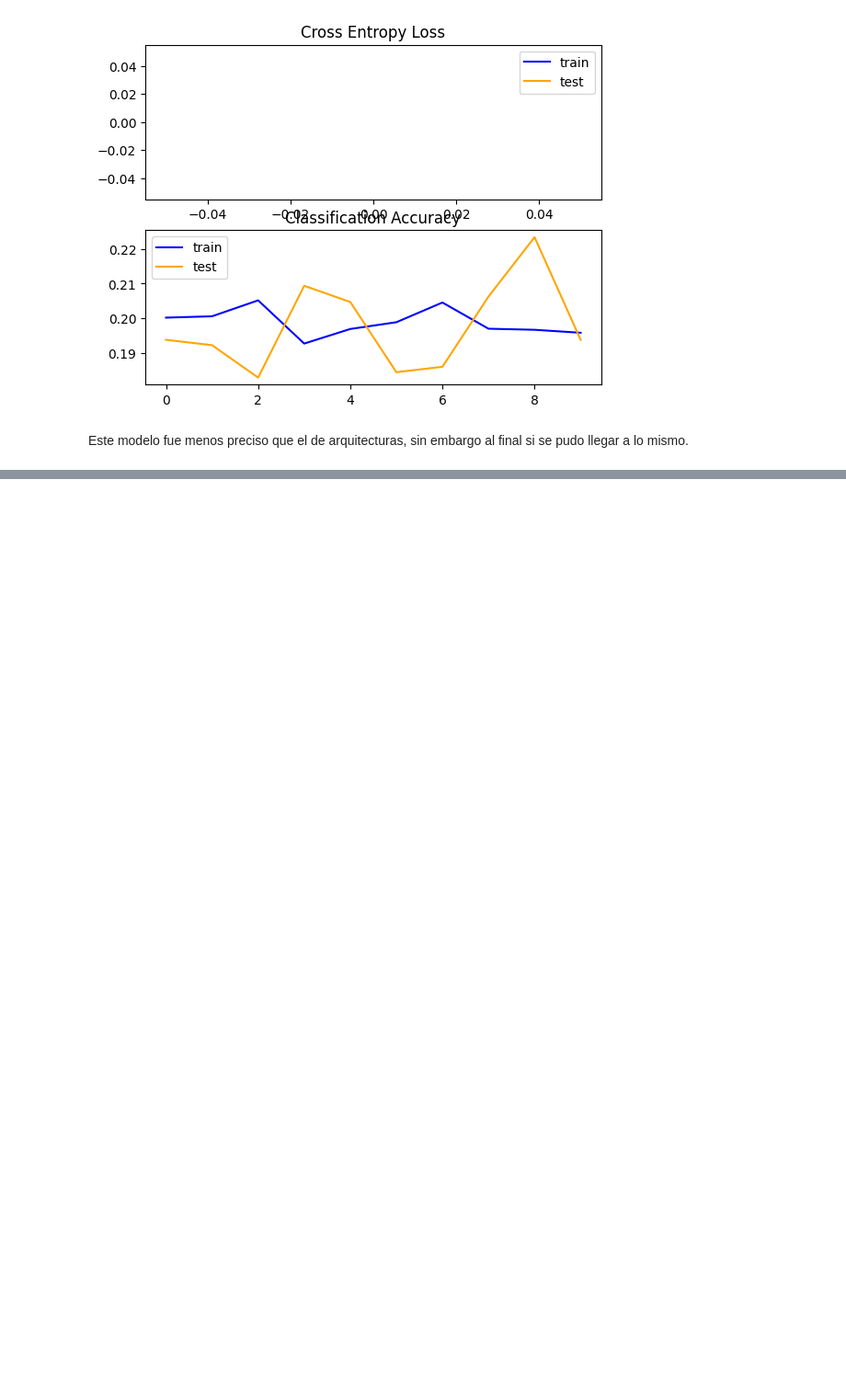
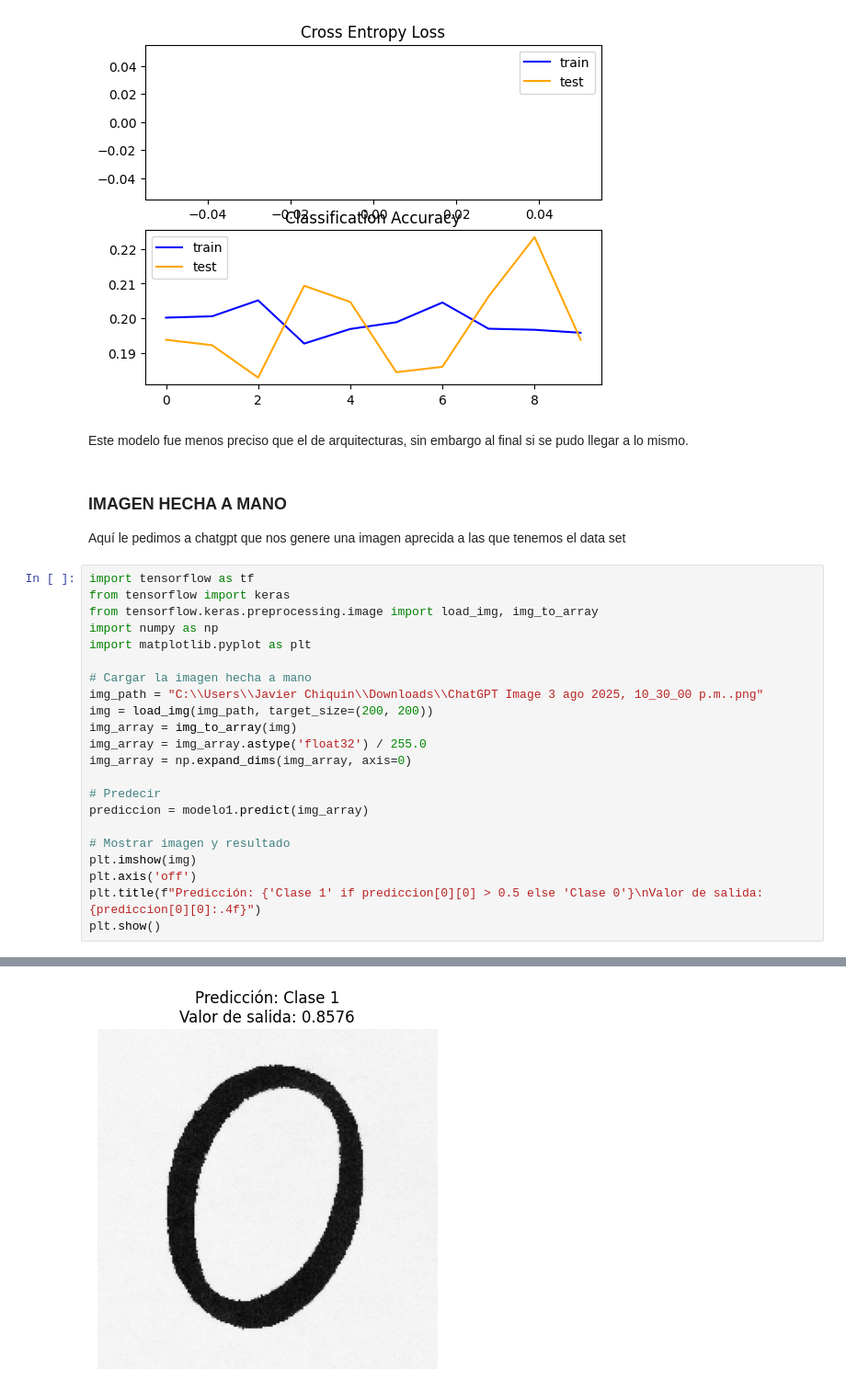
Before and after one commit to Saiyan-Javi/Laboratorio-3, a Jupyter notebook: Lab3.ipynb, the cells around one changed output, grey strips where cells are left out. Shown at 92% size. Saved outputs shown, nothing was run; the diff lists cells and outputs as text; blank space fills up the shorter version.

Commit message:
código de la imagen hecha a mano

```diff
--- a/Lab3.ipynb
+++ b/Lab3.ipynb
@@ -368,3 +368,29 @@ plt.legend()
 [figure]
 # %% [markdown]
 Este modelo fue menos preciso que el de arquitecturas, sin embargo al final si se pudo llegar a lo mismo.
+# %% [markdown]
+### IMAGEN HECHA A MANO
+Aquí le pedimos a chatgpt que nos genere una imagen aprecida a las que tenemos el data set
+# %%
+import tensorflow as tf
+from tensorflow import keras
+from tensorflow.keras.preprocessing.image import load_img, img_to_array
+import numpy as np
+import matplotlib.pyplot as plt
+
+# Cargar la imagen hecha a mano
+img_path = "C:\\Users\\Javier Chiquin\\Downloads\\ChatGPT Image 3 ago 2025, 10_30_00 p.m..png"
+img = load_img(img_path, target_size=(200, 200))
+img_array = img_to_array(img)
+img_array = img_array.astype('float32') / 255.0
+img_array = np.expand_dims(img_array, axis=0)
+
+# Predecir
+prediccion = modelo1.predict(img_array)
+
+# Mostrar imagen y resultado
+plt.imshow(img)
+plt.axis('off')
+plt.title(f"Predicción: {'Clase 1' if prediccion[0][0] > 0.5 else 'Clase 0'}\nValor de salida: {prediccion[0][0]:.4f}")
+plt.show()
+# %% [output]
@@ -370,0 +398 @@ Este modelo fue menos preciso que el de arquitecturas, sin embargo al final si s
+[figure, added]
```
Also changed, not shown: parts of 1 cell of this notebook.
